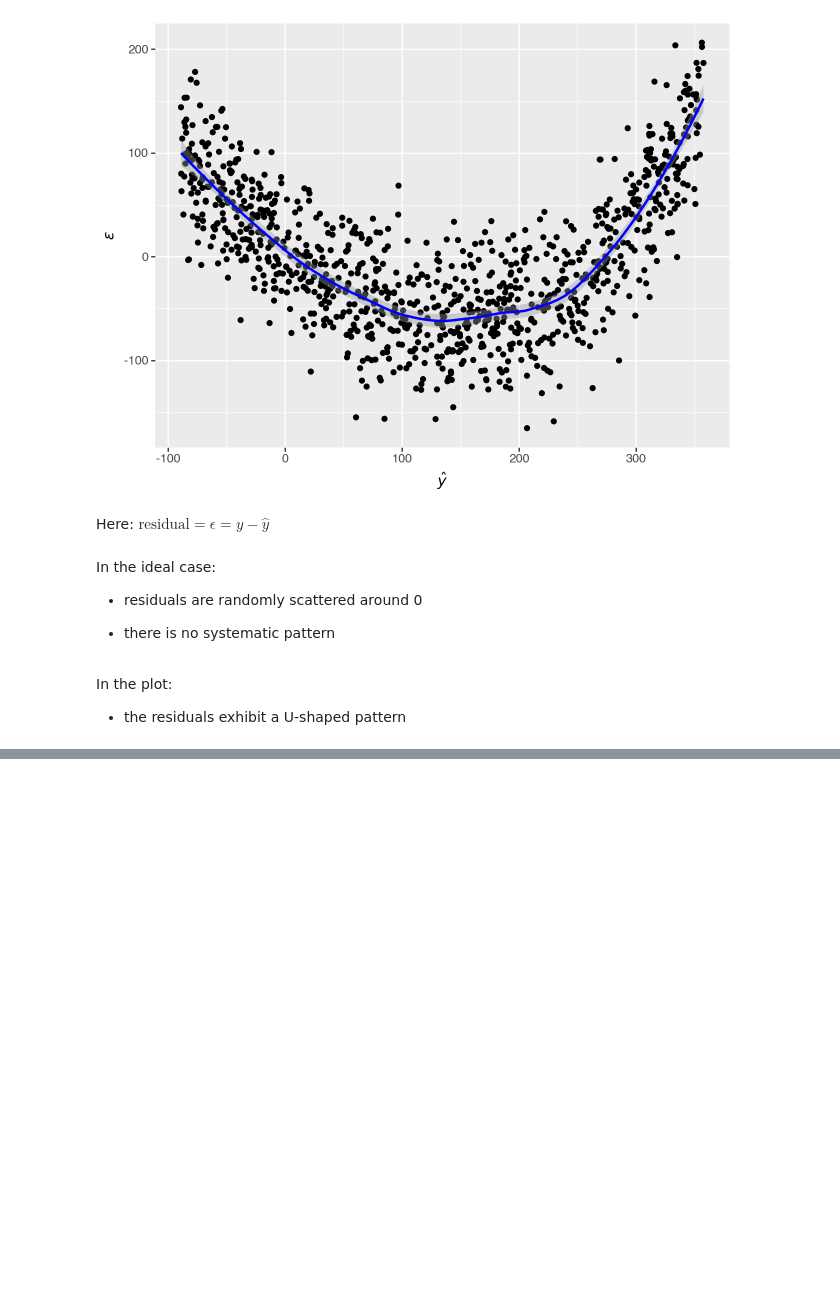
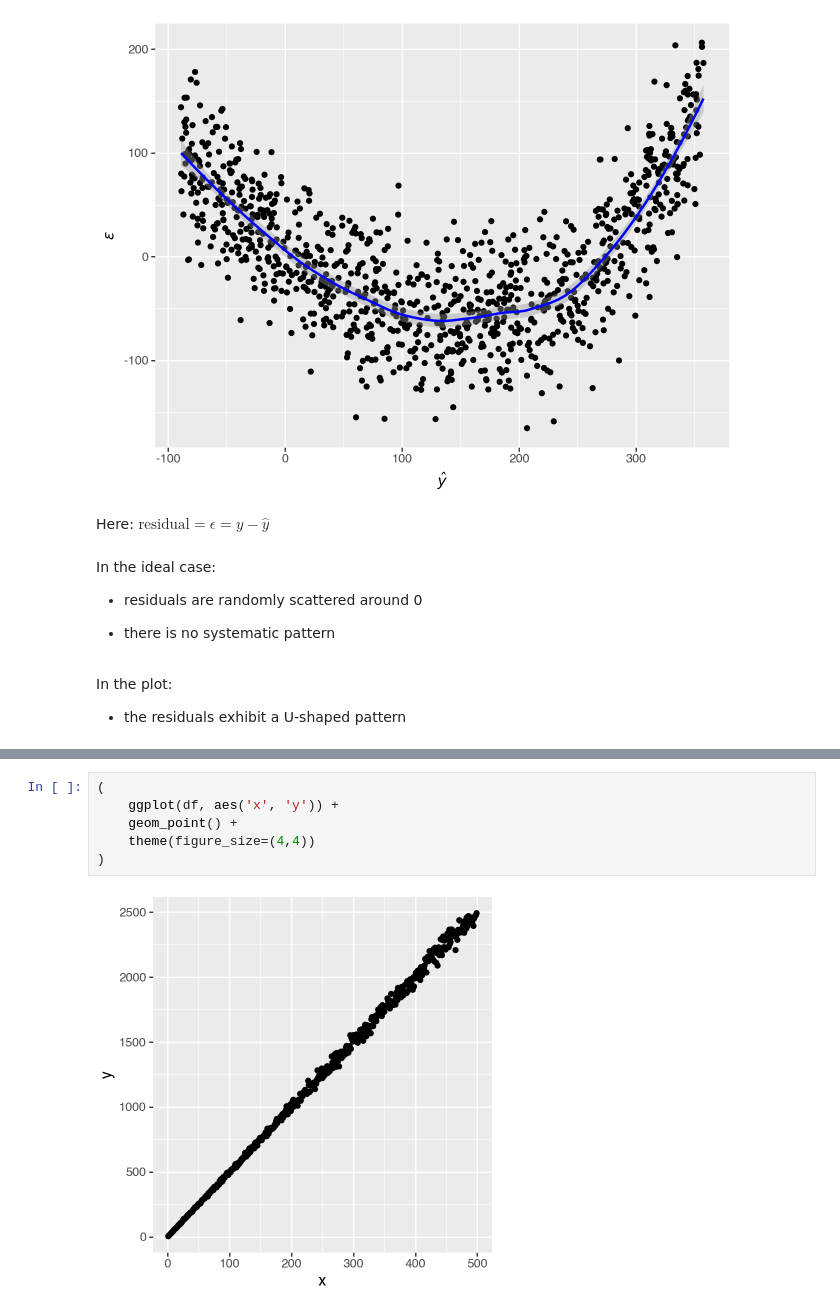
Before and after one commit to ulasuregen/Data-Analysis-and-Visualization-in-Python, a Jupyter notebook: linearRegression.ipynb, the cells around one changed output, grey strips where cells are left out. Saved outputs shown, nothing was run; the diff lists cells and outputs as text; blank space fills up the shorter version.

```diff
--- a/linearRegression.ipynb
+++ b/linearRegression.ipynb
@@ -1334,0 +1394,8 @@ In the plot:
+# %%
+(
+    ggplot(df, aes('x', 'y')) +
+    geom_point() +
+    theme(figure_size=(4,4))
+)
+# %% [output]
+[figure, added]
```
Also changed, not shown: parts of 22 cells of this notebook, 10 other files.
